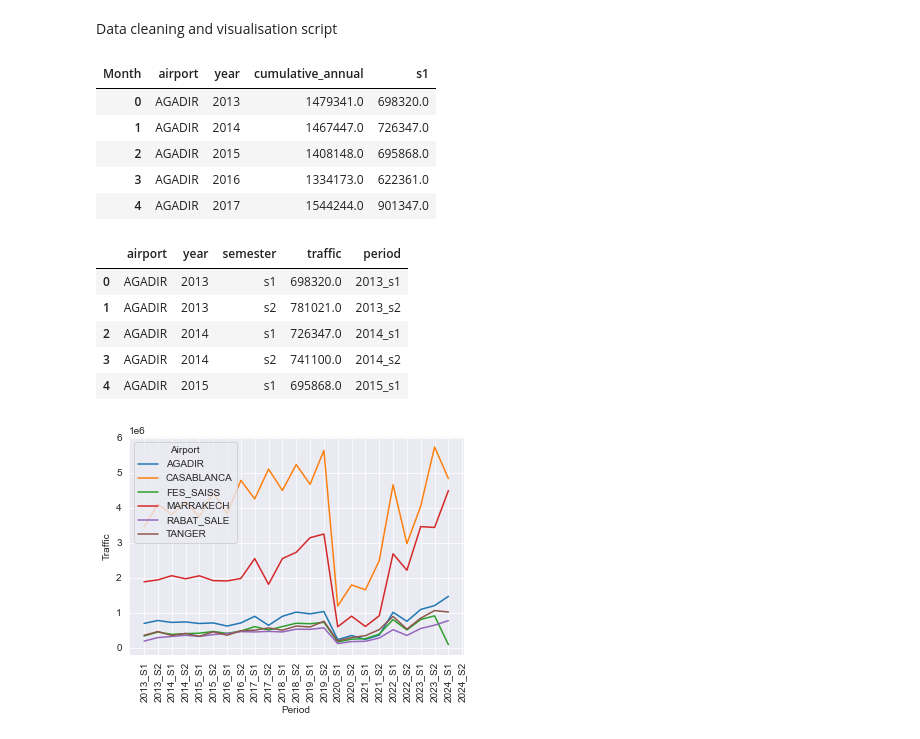
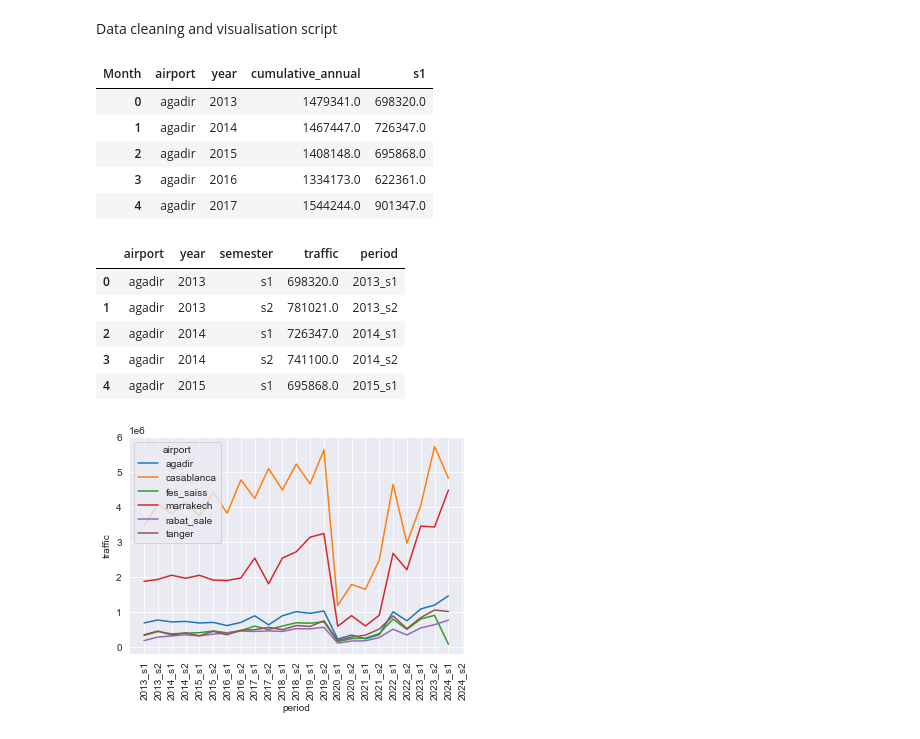
Before and after one commit to Lynchpin707/predictive_analysis_of_moroccan_airport_traffic, a Jupyter notebook: scripts/traffic_mor_cleaning.ipynb, the cells around one changed output. Drawn from its saved outputs; the diff is of its cells as text; code cells hidden in the pictures.

```diff
--- a/scripts/traffic_mor_cleaning.ipynb
+++ b/scripts/traffic_mor_cleaning.ipynb
@@ -20,15 +20,16 @@ df_pivot = df_pivot.rename(columns={
     "Airport":"airport",
     "Year":"year"
 })
+df_pivot['airport']=df_pivot['airport'].str.lower()
 
 df_pivot.head()
 # %% [output]
 | Month | airport | year | cumulative_annual | s1 |
-| 0 | AGADIR | 2013 | 1479341.0 | 698320.0 |
-| 1 | AGADIR | 2014 | 1467447.0 | 726347.0 |
-| 2 | AGADIR | 2015 | 1408148.0 | 695868.0 |
-| 3 | AGADIR | 2016 | 1334173.0 | 622361.0 |
-| 4 | AGADIR | 2017 | 1544244.0 | 901347.0 |
+| 0 | agadir | 2013 | 1479341.0 | 698320.0 |
+| 1 | agadir | 2014 | 1467447.0 | 726347.0 |
+| 2 | agadir | 2015 | 1408148.0 | 695868.0 |
+| 3 | agadir | 2016 | 1334173.0 | 622361.0 |
+| 4 | agadir | 2017 | 1544244.0 | 901347.0 |
 # %%
 #Create a new column s2 that only contains the traffic generated in Jun-Dec
 df_pivot["s2"] = df_pivot["cumulative_annual"] - df_pivot["s1"]
@@ -46,19 +47,19 @@ df_long = df_long.reset_index(drop=True)
 df_long.head()
 # %% [output]
 |  | airport | year | semester | traffic | period |
-| 0 | AGADIR | 2013 | s1 | 698320.0 | 2013_s1 |
-| 1 | AGADIR | 2013 | s2 | 781021.0 | 2013_s2 |
-| 2 | AGADIR | 2014 | s1 | 726347.0 | 2014_s1 |
-| 3 | AGADIR | 2014 | s2 | 741100.0 | 2014_s2 |
-| 4 | AGADIR | 2015 | s1 | 695868.0 | 2015_s1 |
+| 0 | agadir | 2013 | s1 | 698320.0 | 2013_s1 |
+| 1 | agadir | 2013 | s2 | 781021.0 | 2013_s2 |
+| 2 | agadir | 2014 | s1 | 726347.0 | 2014_s1 |
+| 3 | agadir | 2014 | s2 | 741100.0 | 2014_s2 |
+| 4 | agadir | 2015 | s1 | 695868.0 | 2015_s1 |
 # %%
 #Visualise the traffic trends per airport per year
 sns.set_style("darkgrid")
-ax = sns.lineplot(data=df_long,x="Period",y="Traffic",hue="Airport")
+ax = sns.lineplot(data=df_long,x="period",y="traffic",hue="airport")
 ax.tick_params(axis='x', rotation=90)
 plt.show()
 # %% [output]
-[figure, old version]
+[figure, new version]
 # %%
 #Save the new cleaned data
 df_long.to_csv('trafic_ma_long_clean.csv')
```
